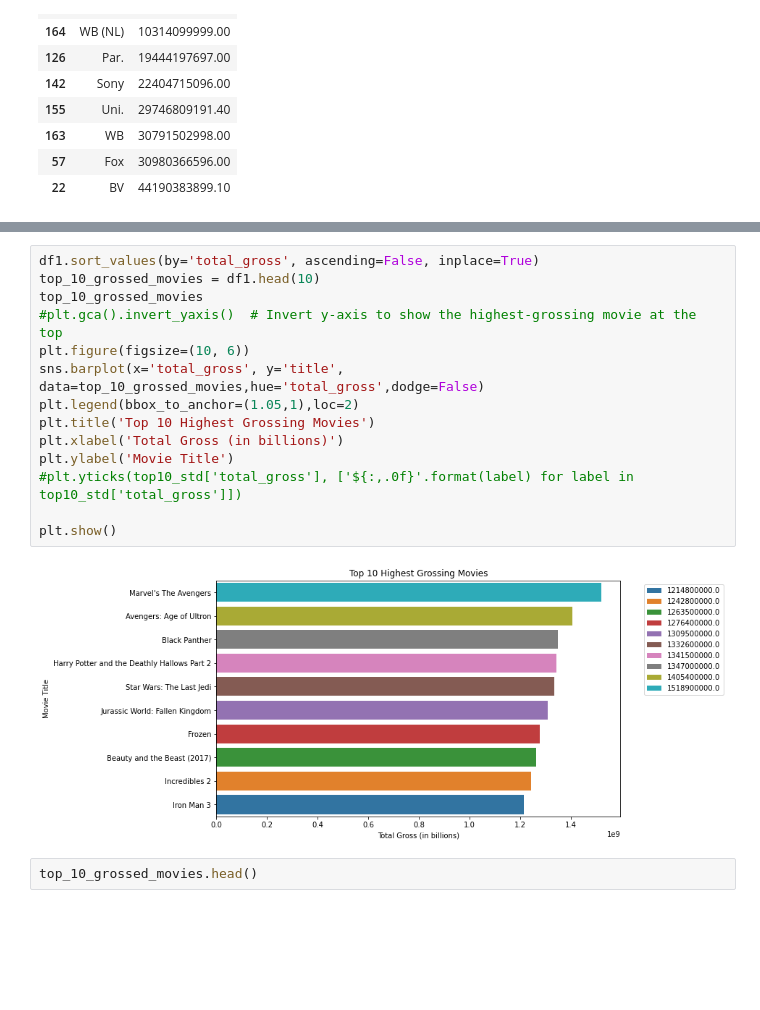
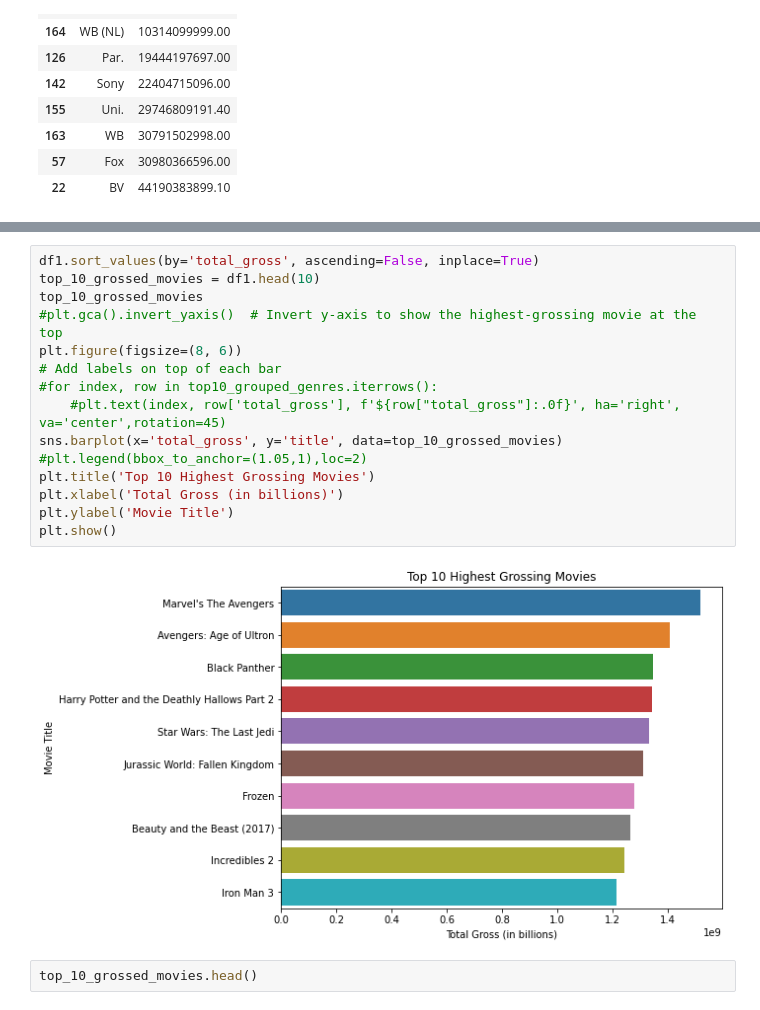
Before and after one commit to Bijal05/phase2_project, a Jupyter notebook: student.ipynb, the cells around one changed output, grey strips where cells are left out. Saved outputs shown, nothing was run; the diff lists cells and outputs as text; blank space fills up the shorter version.

```diff
--- a/student.ipynb
+++ b/student.ipynb
@@ -364,19 +374,20 @@ df1.head()
 # %%
 df1.sort_values(by='total_gross', ascending=False, inplace=True)
 top_10_grossed_movies = df1.head(10)
 top_10_grossed_movies
 #plt.gca().invert_yaxis()  # Invert y-axis to show the highest-grossing movie at the top
-plt.figure(figsize=(10, 6))
-sns.barplot(x='total_gross', y='title', data=top_10_grossed_movies,hue='total_gross',dodge=False)
-plt.legend(bbox_to_anchor=(1.05,1),loc=2)
+plt.figure(figsize=(8, 6))
+# Add labels on top of each bar
+#for index, row in top10_grouped_genres.iterrows():
+    #plt.text(index, row['total_gross'], f'${row["total_gross"]:.0f}', ha='right', va='center',rotation=45)
+sns.barplot(x='total_gross', y='title', data=top_10_grossed_movies)
+#plt.legend(bbox_to_anchor=(1.05,1),loc=2)
 plt.title('Top 10 Highest Grossing Movies')
 plt.xlabel('Total Gross (in billions)')
 plt.ylabel('Movie Title')
-#plt.yticks(top10_std['total_gross'], ['${:,.0f}'.format(label) for label in top10_std['total_gross']])
-
 plt.show()
 # %% [output]
-[figure, old version]
+[figure, new version]
 # %%
 top_10_grossed_movies.head()
 # %% [output]
```
Also changed, not shown: parts of 22 cells of this notebook.
